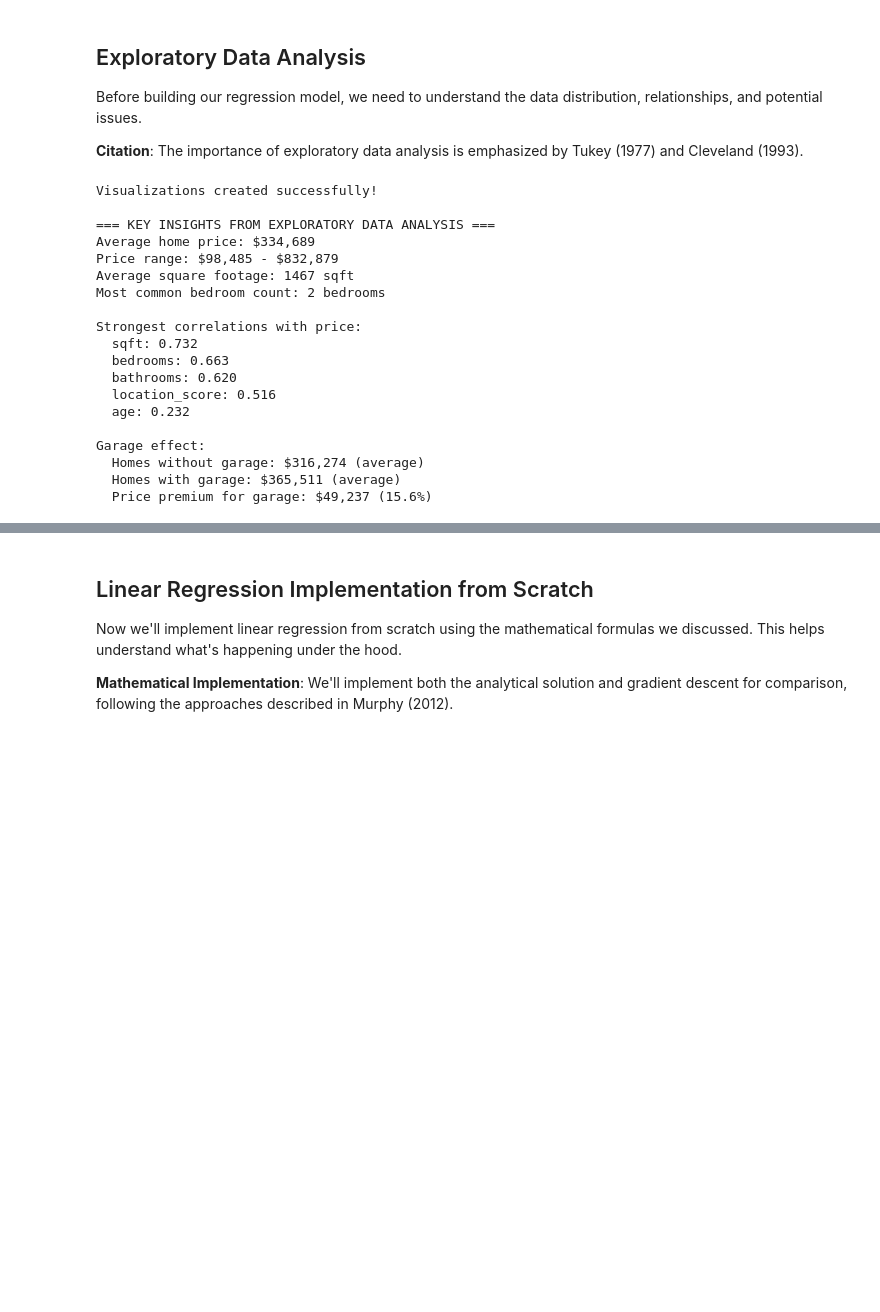
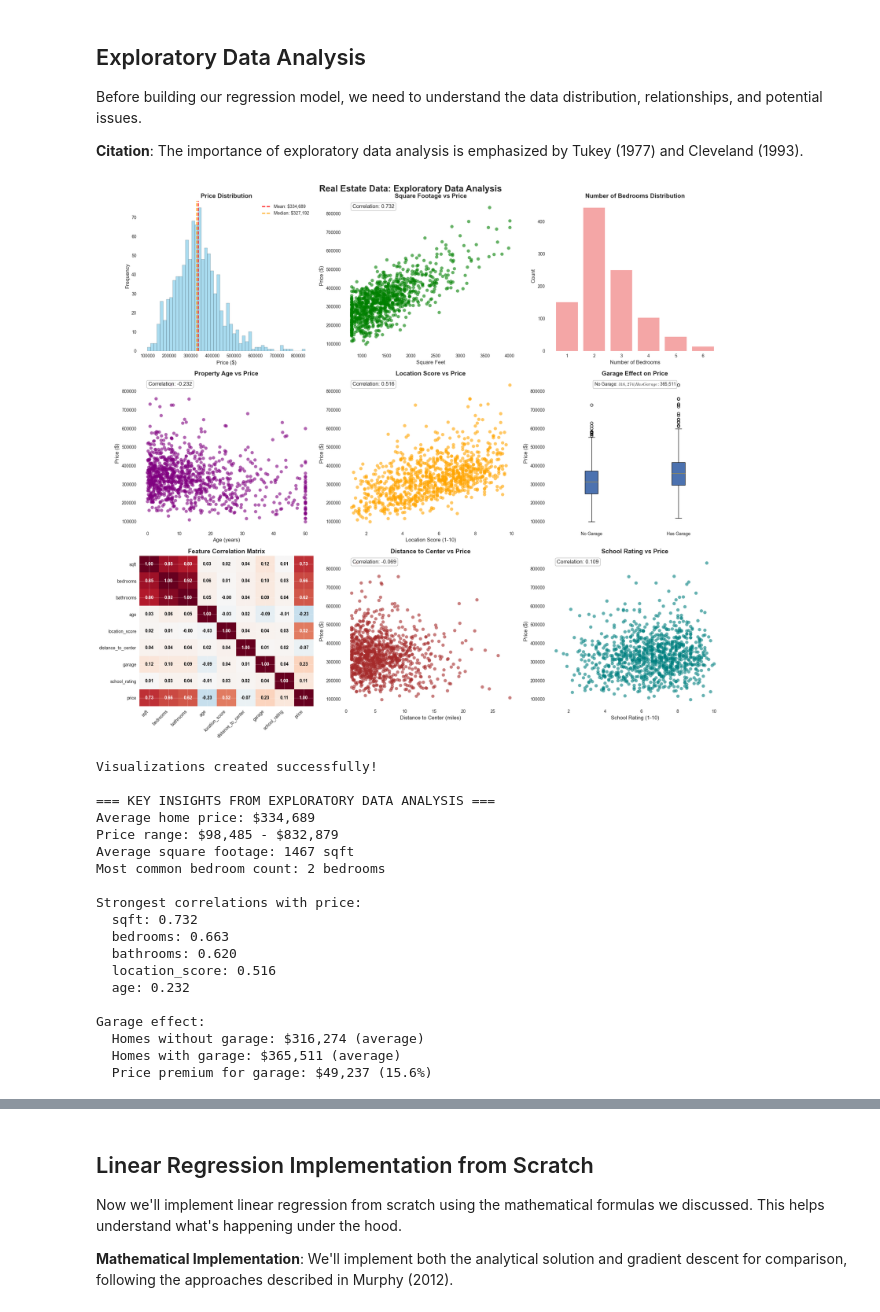
Before and after one commit to Beaker12/FrontierML, a Jupyter notebook: notebooks/02_linear_regression.ipynb, the cells around one changed output, grey strips where cells are left out. Saved outputs shown, nothing was run; the diff lists cells and outputs as text; code cells hidden in the pictures; blank space fills up the shorter version.

```diff
--- a/notebooks/02_linear_regression.ipynb
+++ b/notebooks/02_linear_regression.ipynb
@@ -374,34 +403,41 @@ try:
     corr_school_price = real_estate_data['school_rating'].corr(real_estate_data['price'])
     axes[2, 2].text(0.05, 0.95, f'Correlation: {corr_school_price:.3f}',
                     transform=axes[2, 2].transAxes, fontsize=12,
                     bbox=dict(boxstyle="round,pad=0.3", facecolor="white", alpha=0.8))
 
     plt.tight_layout()
-    plt.show()
+
+    # Use proper display function for Jupyter Book
+    try:
+        save_and_show_plot(fig, show=True)
+    except:
+        # Fallback to standard plt.show()
+        plt.show()
 
     print("Visualizations created successfully!")
 
 except Exception as e:
     print(f"Visualization error (non-critical): {e}")
     print("Continuing without visualizations...")
 
 # Print key insights
 print("\n=== KEY INSIGHTS FROM EXPLORATORY DATA ANALYSIS ===")
 print(f"Average home price: ${real_estate_data['price'].mean():,.0f}")
 print(f"Price range: ${real_estate_data['price'].min():,.0f} - ${real_estate_data['price'].max():,.0f}")
 print(f"Average square footage: {real_estate_data['sqft'].mean():.0f} sqft")
 print(f"Most common bedroom count: {real_estate_data['bedrooms'].mode().iloc[0]} bedrooms")
 
 print("\nStrongest correlations with price:")
 price_correlations = real_estate_data.corr()['price'].abs().sort_values(ascending=False)[1:]  # Exclude price-price correlation
 for feature, corr in price_correlations.head(5).items():
     print(f"  {feature}: {corr:.3f}")
 
 print(f"\nGarage effect:")
 print(f"  Homes without garage: ${no_garage_mean:,.0f} (average)")
 print(f"  Homes with garage: ${garage_mean:,.0f} (average)")
 print(f"  Price premium for garage: ${garage_mean - no_garage_mean:,.0f} ({((garage_mean - no_garage_mean) / no_garage_mean * 100):.1f}%)")
 # %% [output]
+[figure, added]
 Visualizations created successfully!
 
 === KEY INSIGHTS FROM EXPLORATORY DATA ANALYSIS ===
```
Also changed, not shown: parts of 10 cells of this notebook, 7 other files.
